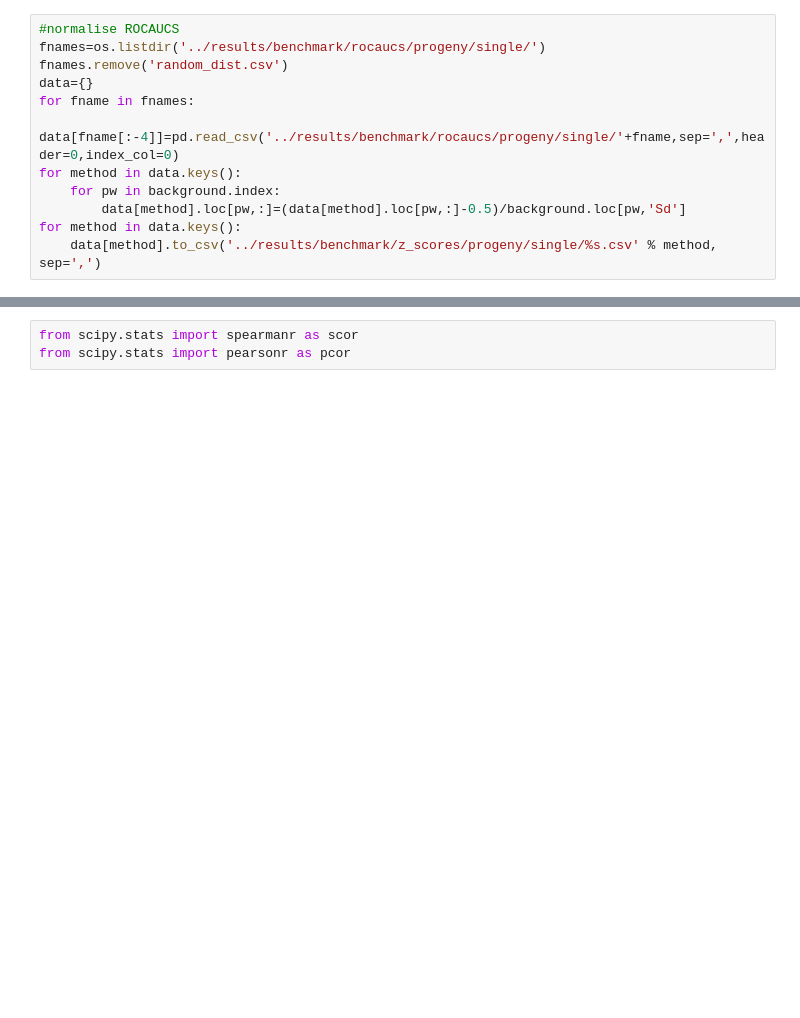
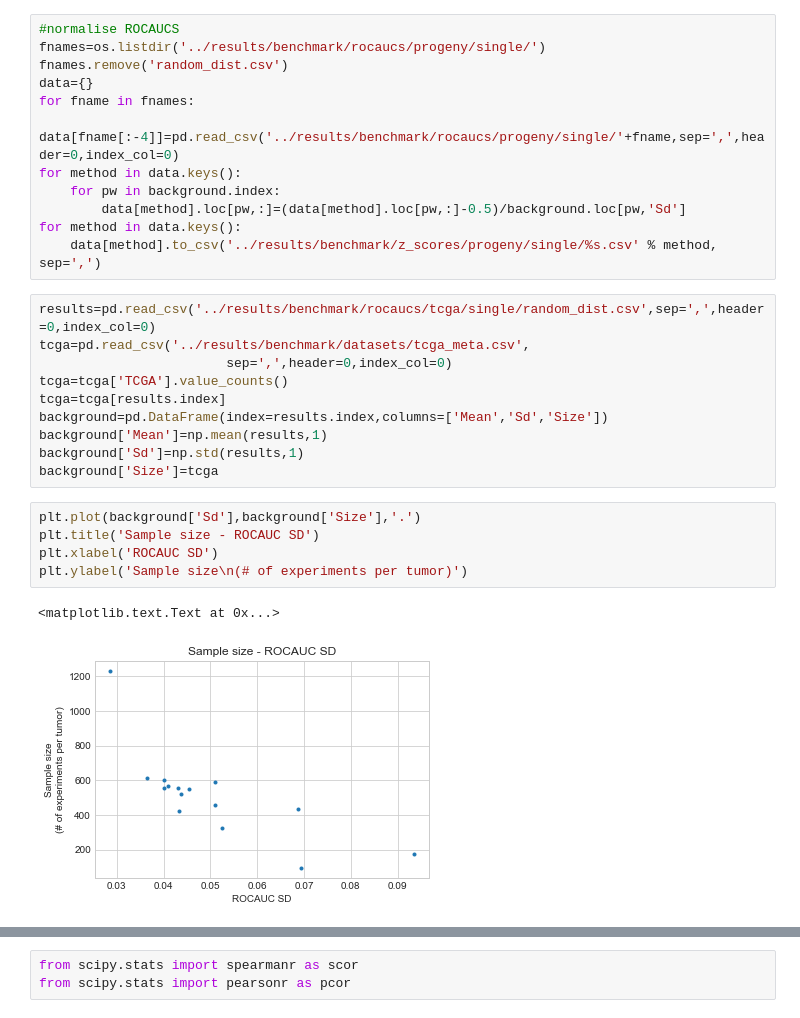
Before and after one commit to bence-szalai/why-pathway-methods-work, a Jupyter notebook: notebooks/quality_similarity_analysis.ipynb, the cells around one changed output, grey strips where cells are left out. Cells and saved outputs as stored; diff of their text form; blank space fills up the shorter version.

```diff
--- a/notebooks/quality_similarity_analysis.ipynb
+++ b/notebooks/quality_similarity_analysis.ipynb
@@ -46,3 +46,21 @@ for method in data.keys():
         data[method].loc[pw,:]=(data[method].loc[pw,:]-0.5)/background.loc[pw,'Sd']
 for method in data.keys():
     data[method].to_csv('../results/benchmark/z_scores/progeny/single/%s.csv' % method, sep=',')
+# %%
+results=pd.read_csv('../results/benchmark/rocaucs/tcga/single/random_dist.csv',sep=',',header=0,index_col=0)
+tcga=pd.read_csv('../results/benchmark/datasets/tcga_meta.csv',
+                        sep=',',header=0,index_col=0)
+tcga=tcga['TCGA'].value_counts()
+tcga=tcga[results.index]
+background=pd.DataFrame(index=results.index,columns=['Mean','Sd','Size'])
+background['Mean']=np.mean(results,1)
+background['Sd']=np.std(results,1)
+background['Size']=tcga
+# %%
+plt.plot(background['Sd'],background['Size'],'.')
+plt.title('Sample size - ROCAUC SD')
+plt.xlabel('ROCAUC SD')
+plt.ylabel('Sample size\n(# of experiments per tumor)')
+# %% [output]
+<matplotlib.text.Text at 0x...>
+[figure, added]
```
Also changed, not shown: parts of 1 cell of this notebook, 2 other files.
